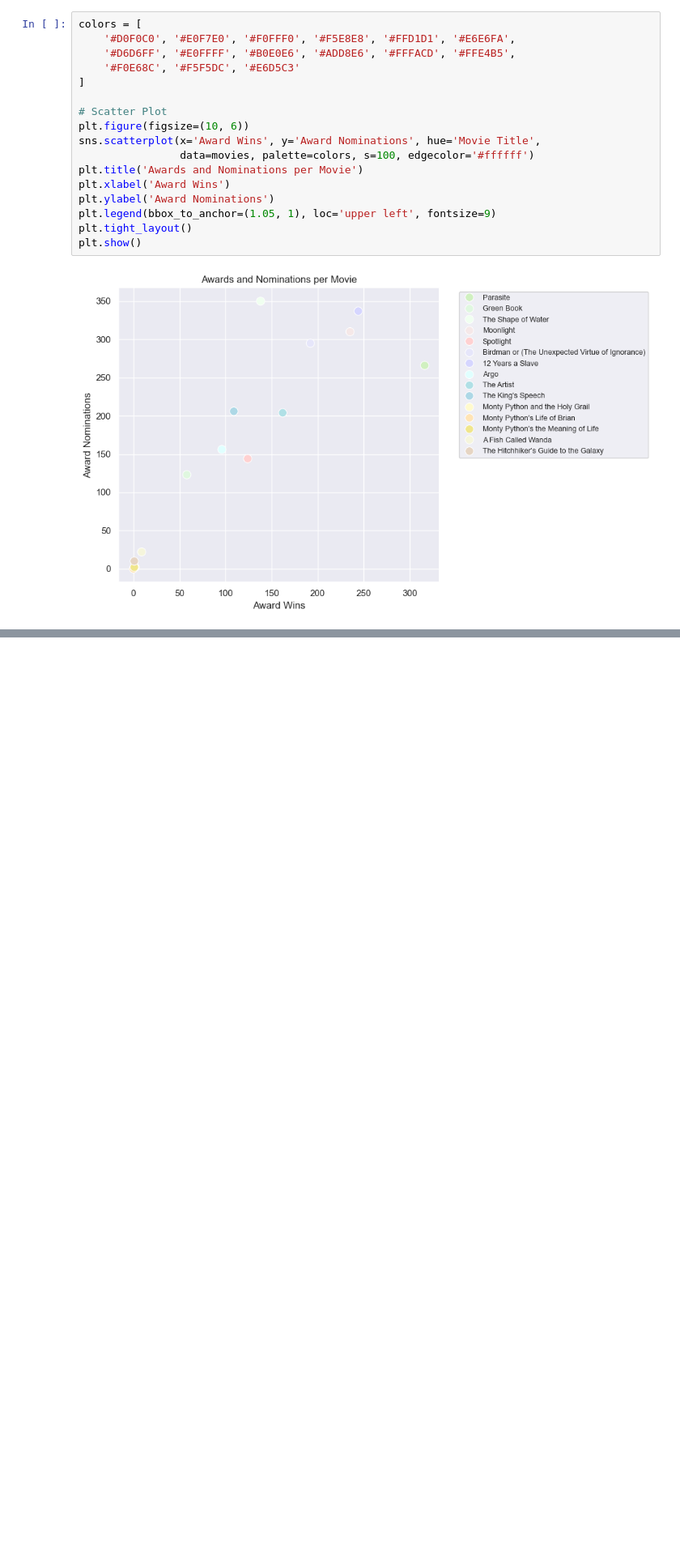
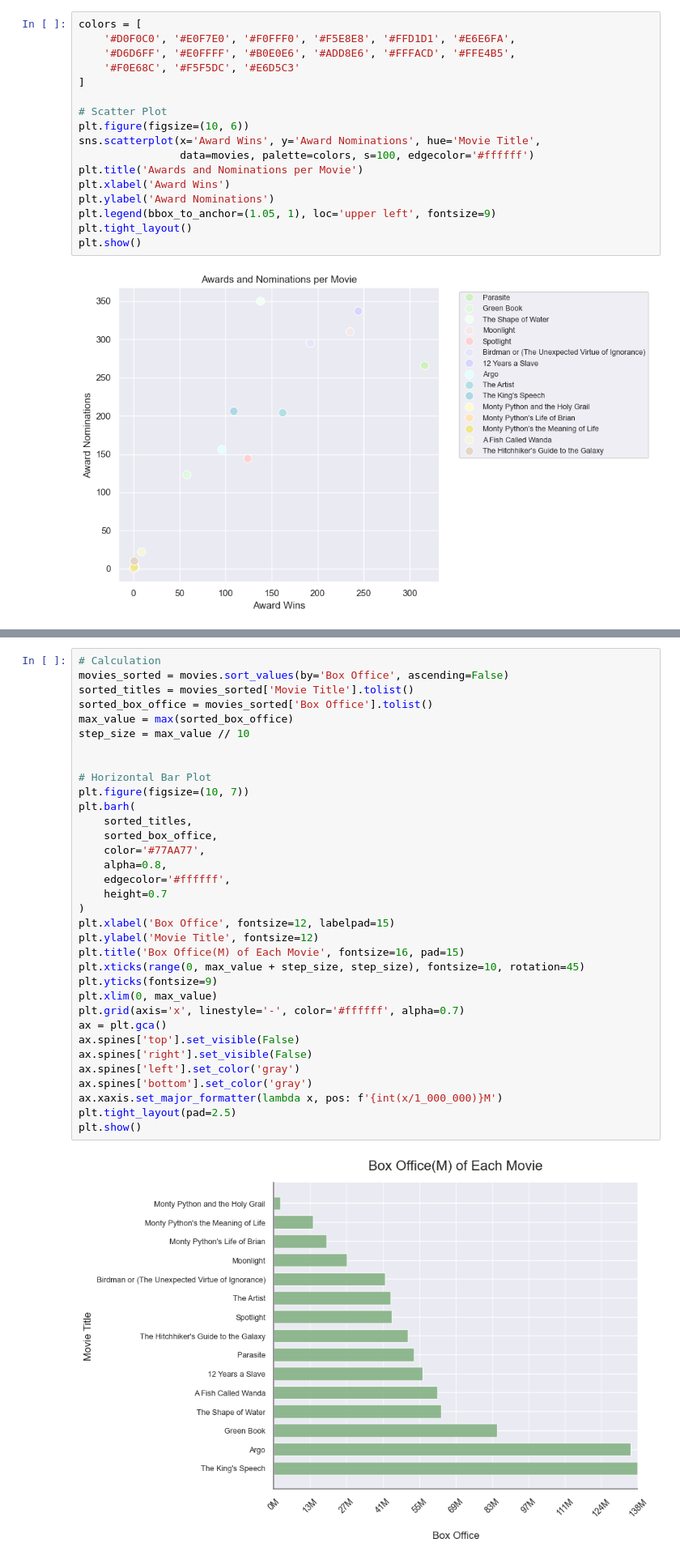
Before and after one commit to dtoshm/data_project_eight, a Jupyter notebook: movie_analysis.ipynb, the cells around one changed output, grey strips where cells are left out. Shown: that part at 81% size. Drawn from its saved outputs; the diff is of its cells as text; blank space fills up the shorter version.

Commit message:
1.7 - Extra Credit Questions Finished I still need to do a ton of refinements. I also think this I should switch some of the graphs. Done for today.

```diff
--- a/movie_analysis.ipynb
+++ b/movie_analysis.ipynb
@@ -118,0 +131,36 @@ plt.show()
+# %%
+# Calculation
+movies_sorted = movies.sort_values(by='Box Office', ascending=False)
+sorted_titles = movies_sorted['Movie Title'].tolist()
+sorted_box_office = movies_sorted['Box Office'].tolist()
+max_value = max(sorted_box_office)
+step_size = max_value // 10
+
+
+# Horizontal Bar Plot
+plt.figure(figsize=(10, 7))
+plt.barh(
+    sorted_titles,
+    sorted_box_office,
+    color='#77AA77',
+    alpha=0.8,
+    edgecolor='#ffffff',
+    height=0.7
+)
+plt.xlabel('Box Office', fontsize=12, labelpad=15)
+plt.ylabel('Movie Title', fontsize=12)
+plt.title('Box Office(M) of Each Movie', fontsize=16, pad=15)
+plt.xticks(range(0, max_value + step_size, step_size), fontsize=10, rotation=45)
+plt.yticks(fontsize=9)
+plt.xlim(0, max_value)
+plt.grid(axis='x', linestyle='-', color='#ffffff', alpha=0.7)
+ax = plt.gca()
+ax.spines['top'].set_visible(False)
+ax.spines['right'].set_visible(False)
+ax.spines['left'].set_color('gray')
+ax.spines['bottom'].set_color('gray')
+ax.xaxis.set_major_formatter(lambda x, pos: f'{int(x/1_000_000)}M')
+plt.tight_layout(pad=2.5)
+plt.show()
+# %% [output]
+[figure, added]
```
Also changed, not shown: parts of 8 cells of this notebook, 2 other files.
